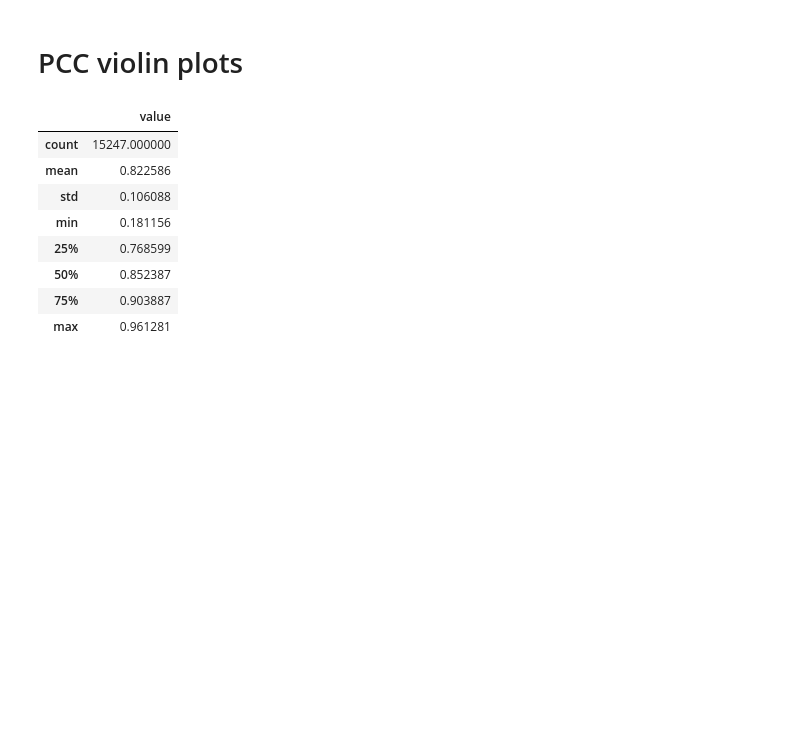
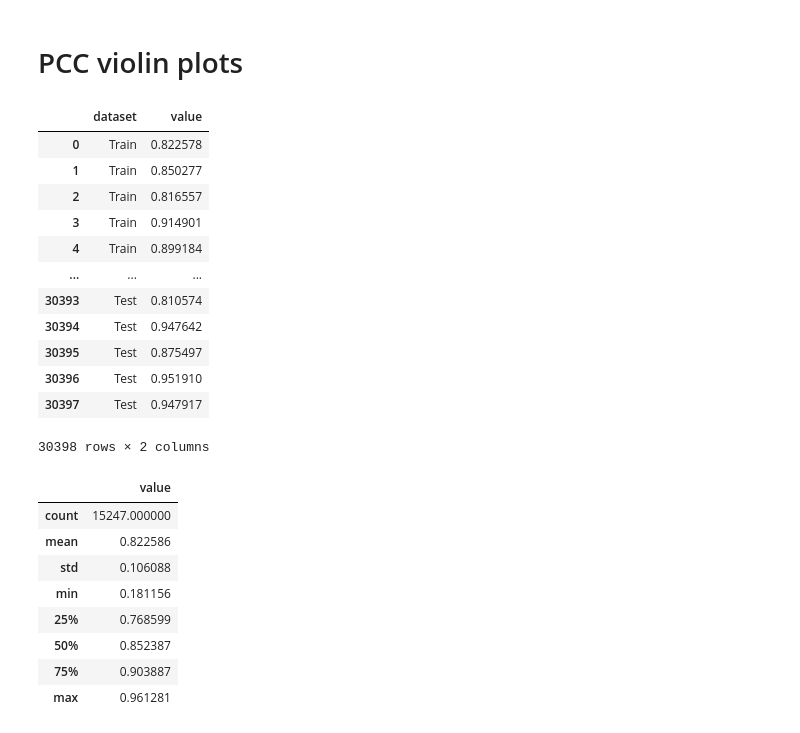
Before and after one commit to Alexander-Broadley/Zhang_lab_rotation, a Jupyter notebook: MML_model/model_evaluation/MML_results_plots.ipynb, the cells around one changed output. Cells and saved outputs as stored; diff of their text form; code cells hidden in the pictures; blank space fills up the shorter version.

```diff
--- a/MML_model/model_evaluation/MML_results_plots.ipynb
+++ b/MML_model/model_evaluation/MML_results_plots.ipynb
@@ -158,6 +158,22 @@ healthy_results['Test'] = 1 - healthy_results['test_loss']
 # %%
 healthy_results_to_plot = healthy_results[['Train', 'Test']].melt()
 healthy_results_to_plot.columns = ['dataset', 'value']
+# %%
+healthy_results_to_plot
+# %% [output]
+|  | dataset | value |
+| 0 | Train | 0.822578 |
+| 1 | Train | 0.850277 |
+| 2 | Train | 0.816557 |
+| 3 | Train | 0.914901 |
+| 4 | Train | 0.899184 |
+| ... | ... | ... |
+| 30393 | Test | 0.810574 |
+| 30394 | Test | 0.947642 |
+| 30395 | Test | 0.875497 |
+| 30396 | Test | 0.951910 |
+| 30397 | Test | 0.947917 |
+30398 rows × 2 columns
 # %%
 #loading healthy results to create distribution of the absolute differences in PCC against subsampled results
 subsamlped_results = pd.read_csv(f'{DATA_ROOT}/4000_samples_results.csv', index_col= 0, header = 0)
```
Also changed, not shown: parts of 2 cells of this notebook, 7 other files.
